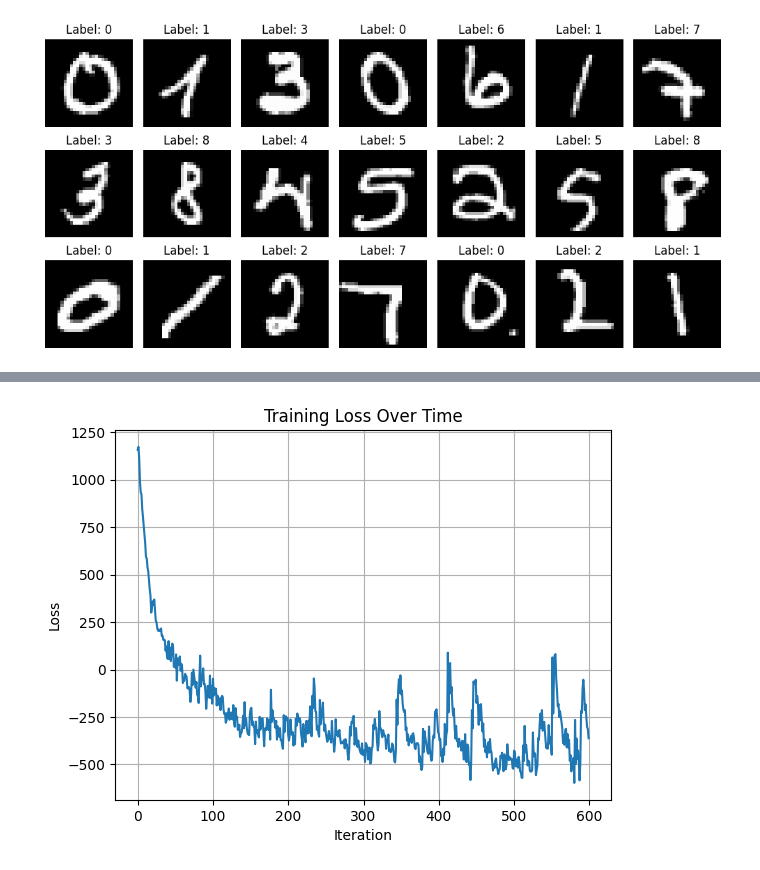
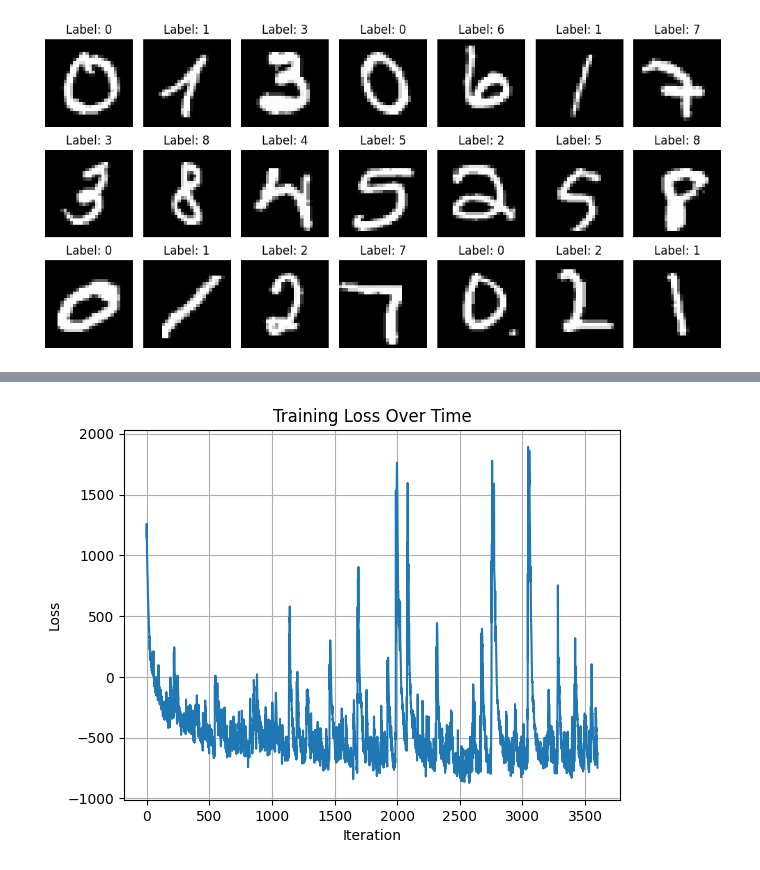
Before and after one commit to BosonicJustin/ML-Lab, a Jupyter notebook: Variational Autoencoder.ipynb, the cells around one changed output, grey strips where cells are left out. Cells and saved outputs as stored; diff of their text form; code cells hidden in the pictures.

```diff
--- a/Variational Autoencoder.ipynb
+++ b/Variational Autoencoder.ipynb
@@ -126,8 +126,7 @@ def compute_kl_term(means_encoder, variances_encoder):
     log_variances = torch.log(variances)
 
     # Here simplified the latent_dimension since the paper was summing over the constant 1 for mathematical convenience reasons
-    kl_term = 0.5 * (latent_dimension + log_variances.sum(dim=-1) - variances.sum(dim=-1) - square_means.sum(dim=-1))
-    return kl_term
+    return 0.5 * (latent_dimension + log_variances.sum(dim=-1) - variances.sum(dim=-1) - square_means.sum(dim=-1))
 
 def compute_log_likelihood(x, means_decoder, variances_decoder):
     # See why you can do that in the below writeup - it has to do with the factorization of multivariate gaussian distribution
@@ -181,11 +180,14 @@ noise_distribution = torch.distributions.MultivariateNormal(
 )
 optimizer = torch.optim.Adam(list(encoder_mlp.parameters()) + list(decoder_mlp.parameters()), lr=1e-3)
 
-# Main training loop
+# Main training loop with multiple epochs
 losses = []
-for step, (images, _) in enumerate(train_loader):
-    x = images.view(images.size(0), -1)  # Flatten the images into vectors
-    train_step(x, encoder_mlp, decoder_mlp, noise_distribution, optimizer, step, losses)
+epochs = 6
+for epoch in range(epochs):
+    print(f"Epoch {epoch+1}/{epochs}")
+    for step, (images, _) in enumerate(train_loader):
+        x = images.view(images.size(0), -1)  # Flatten the images into vectors
+        train_step(x, encoder_mlp, decoder_mlp, noise_distribution, optimizer, step, losses)
 
 # Plot loss curve
 plt.plot(losses)
@@ -215 +217 @@ Step 580: Loss = -597.3014
-[figure, old version]
+[figure, new version]
```
Also changed, not shown: parts of 1 cell of this notebook.
